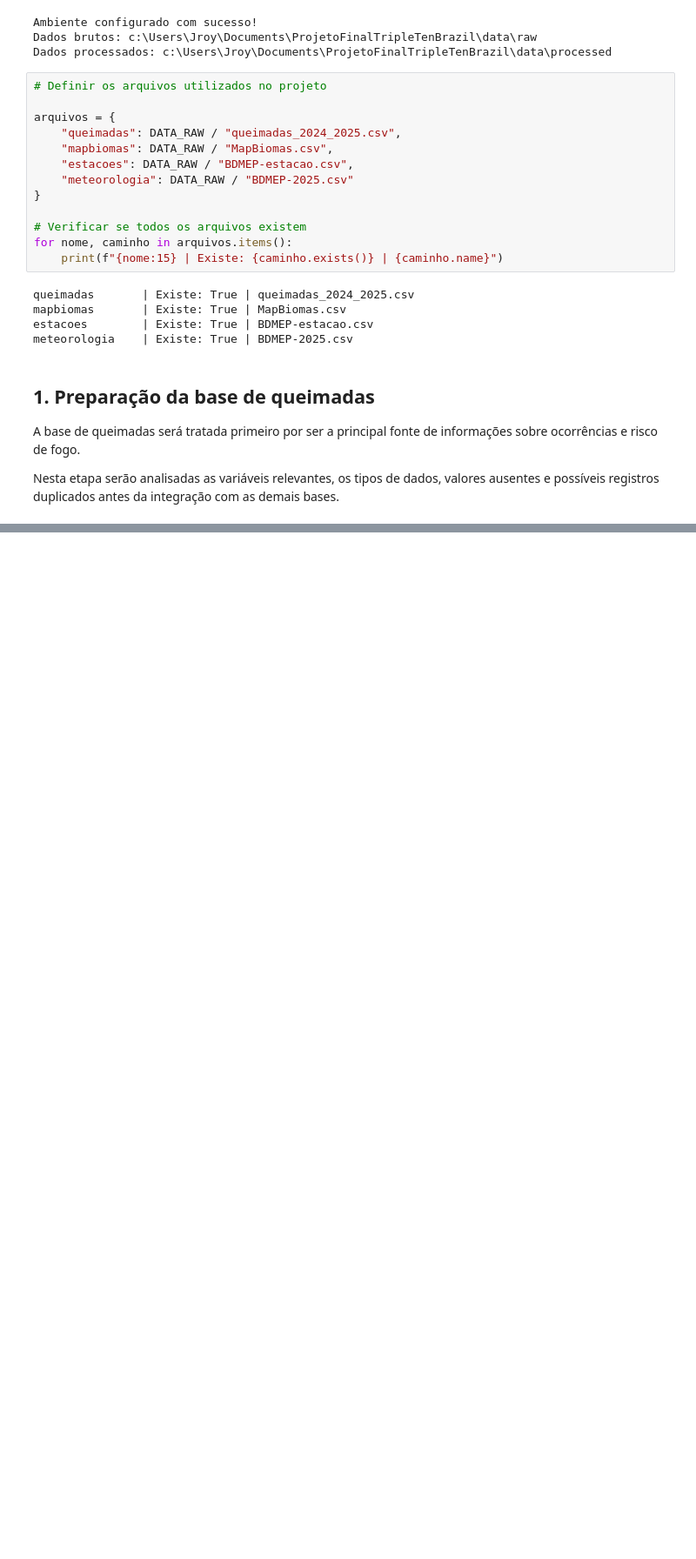
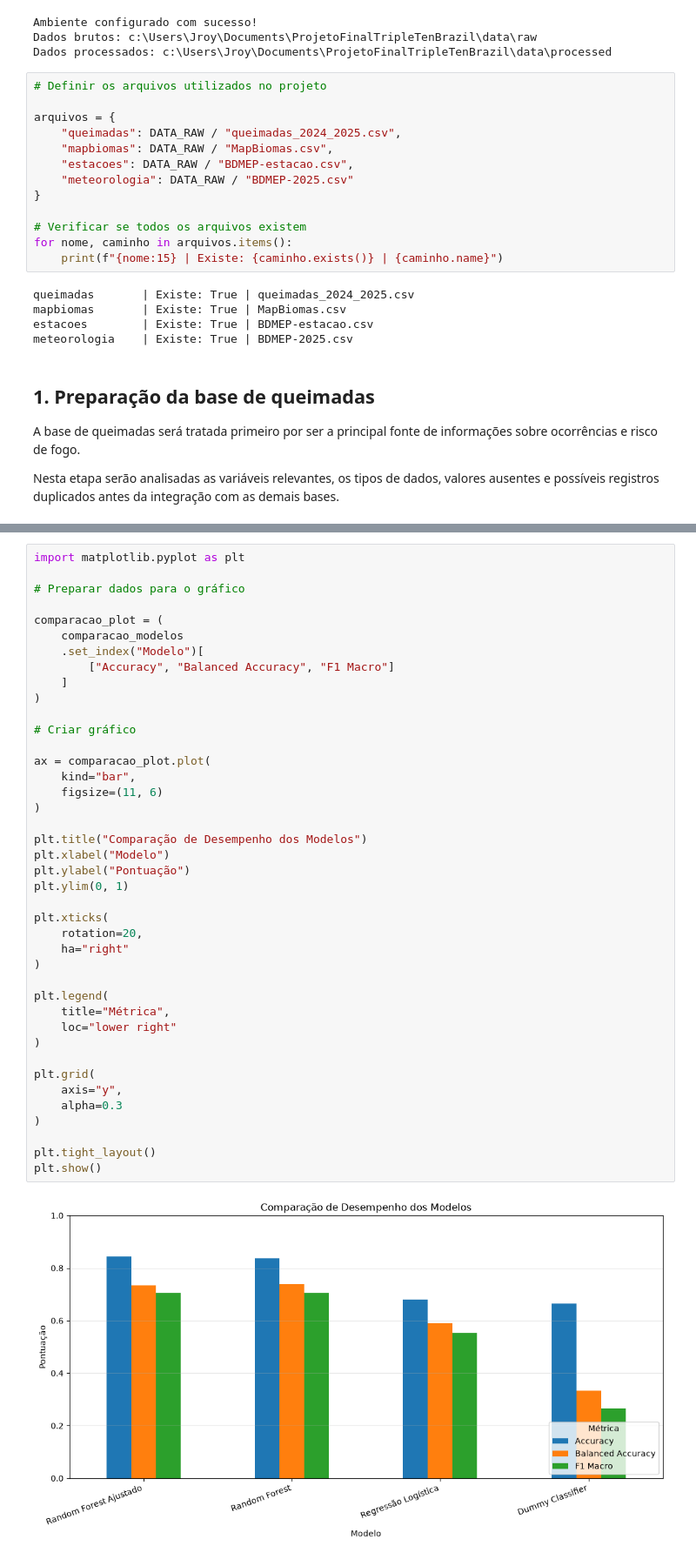
Before and after one commit to jroy102488-glitch/ProjetoFinalTripleTenBrazil, a Jupyter notebook: notebooks/02_data_preprocessing.ipynb, the cells around one changed output, grey strips where cells are left out. Shown at 87% size. Saved outputs shown, nothing was run; the diff lists cells and outputs as text; blank space fills up the shorter version.

```diff
--- a/notebooks/02_data_preprocessing.ipynb
+++ b/notebooks/02_data_preprocessing.ipynb
@@ -60,0 +4417,43 @@ Nesta etapa serão analisadas as variáveis relevantes, os tipos de dados, valor
+# %%
+import matplotlib.pyplot as plt
+
+# Preparar dados para o gráfico
+
+comparacao_plot = (
+    comparacao_modelos
+    .set_index("Modelo")[
+        ["Accuracy", "Balanced Accuracy", "F1 Macro"]
+    ]
+)
+
+# Criar gráfico
+
+ax = comparacao_plot.plot(
+    kind="bar",
+    figsize=(11, 6)
+)
+
+plt.title("Comparação de Desempenho dos Modelos")
+plt.xlabel("Modelo")
+plt.ylabel("Pontuação")
+plt.ylim(0, 1)
+
+plt.xticks(
+    rotation=20,
+    ha="right"
+)
+
+plt.legend(
+    title="Métrica",
+    loc="lower right"
+)
+
+plt.grid(
+    axis="y",
+    alpha=0.3
+)
+
+plt.tight_layout()
+plt.show()
+# %% [output]
+[figure, added]
```
Also changed, not shown: parts of 107 cells of this notebook, 1 other file.
